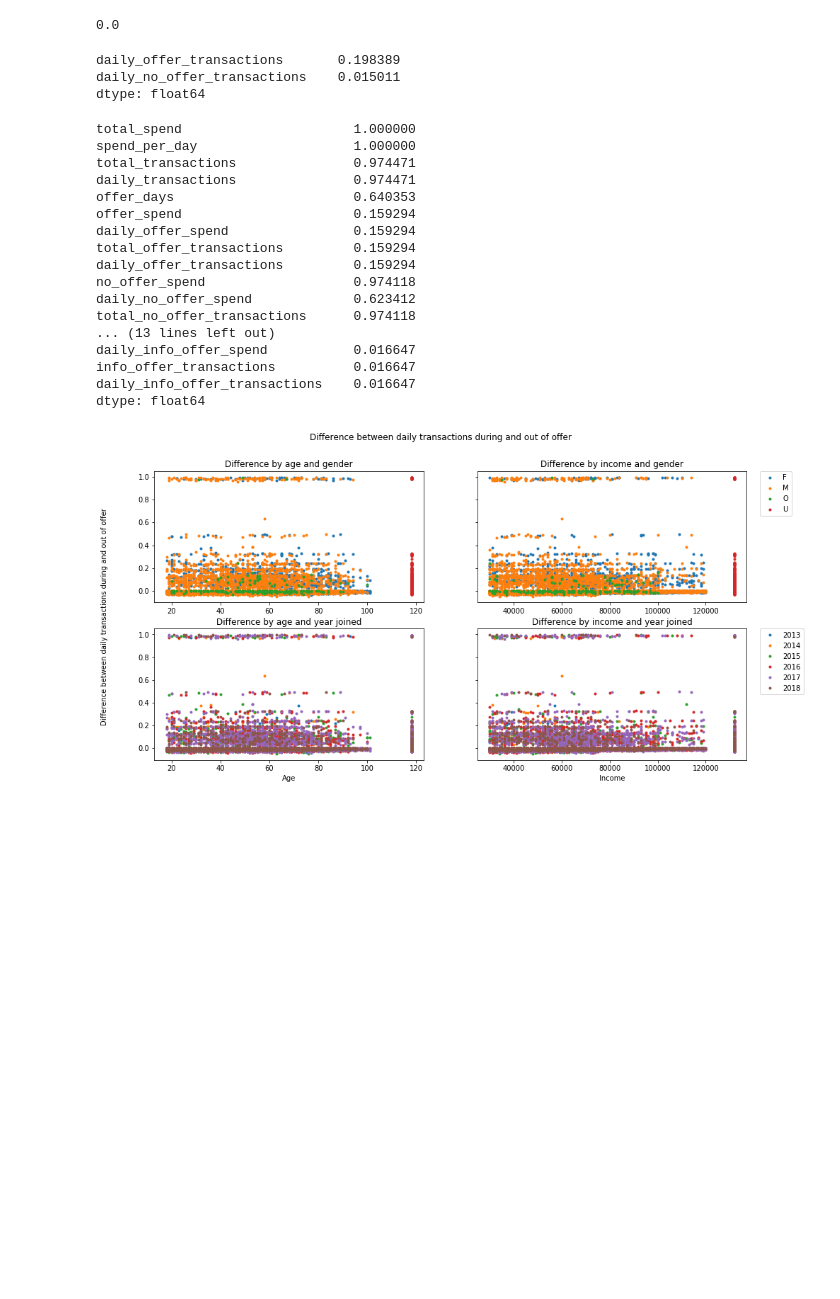
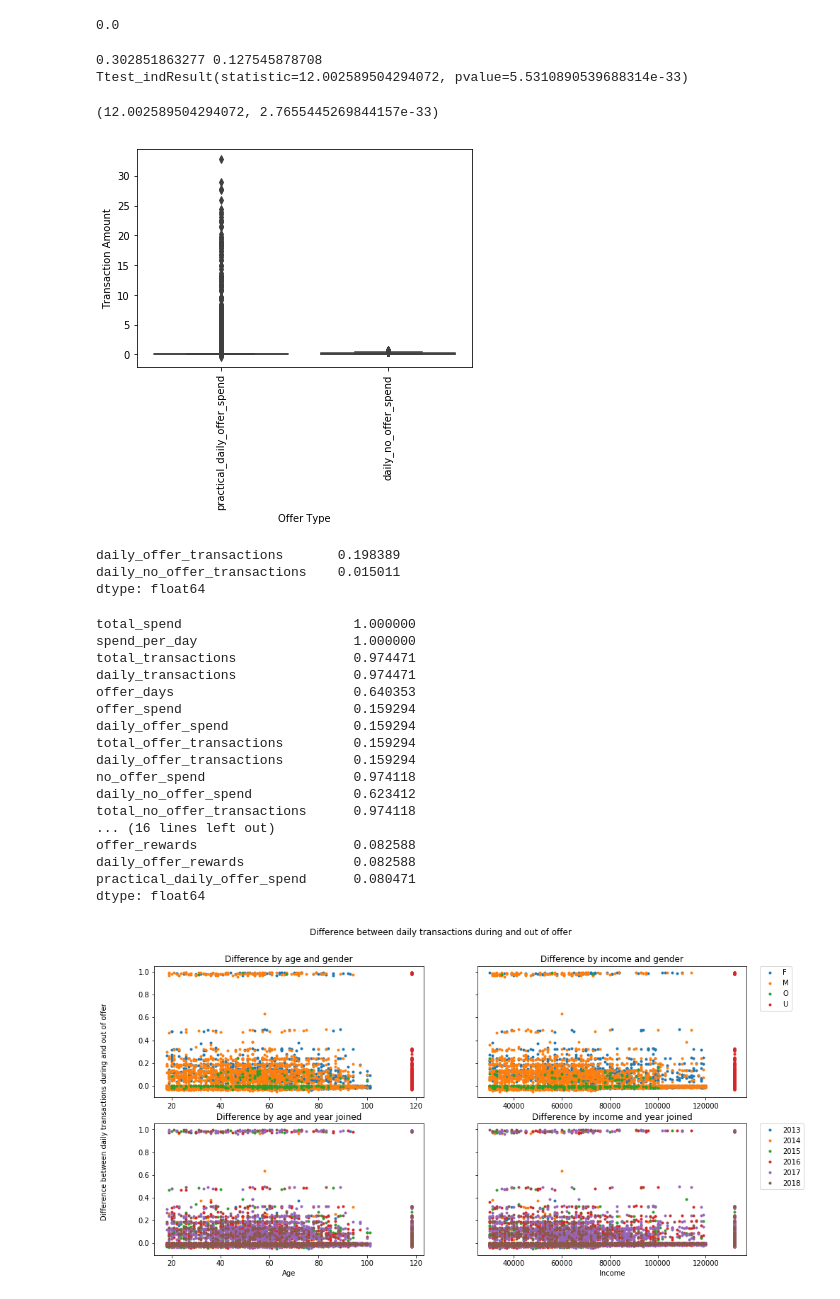
Before and after one commit to BrackyBrack/Udacity-Capstone-Project, a Jupyter notebook: Starbucks_Capstone_notebook.ipynb, the cells around one changed output. Cells and saved outputs as stored; diff of their text form; code cells hidden in the pictures; blank space fills up the shorter version.

```diff
--- a/Starbucks_Capstone_notebook.ipynb
+++ b/Starbucks_Capstone_notebook.ipynb
@@ -570,6 +595,39 @@ result = stats.ttest_ind(offer_transactions, no_offer_transactions)
 print(result[1])
 # %% [output]
 0.0
+# %%
+#calculate the rewards received for offers the person is aware of
+in_offer_rewards = transcript[(transcript['offer_completed'] == 1)
+                             &(transcript['person_aware'] == 1)]
+spend_per_customer['offer_rewards'] = in_offer_rewards.groupby(by=['person']).sum()['reward']
+spend_per_customer['daily_offer_rewards'] = spend_per_customer['offer_rewards'] / spend_per_customer['offer_days']
+spend_per_customer['practical_daily_offer_spend'] = spend_per_customer['daily_offer_spend'] - spend_per_customer['daily_offer_rewards']
+# %%
+aware_customers = spend_per_customer[spend_per_customer['offer_days'] > 0]
+aware_customers = aware_customers.fillna(0)
+
+in_offer_spend = aware_customers['practical_daily_offer_spend']
+out_of_offer_spend = aware_customers['daily_no_offer_spend']
+result = stats.ttest_ind(in_offer_spend, out_of_offer_spend, equal_var = False)
+print(in_offer_spend.mean(), out_of_offer_spend.mean())
+print(result)
+# %% [output]
+0.302851863277 0.127545878708
+Ttest_indResult(statistic=12.002589504294072, pvalue=5.5310890539688314e-33)
+# %%
+statistic = result[0]
+p_val = result[1]
+statistic, p_val/2
+# %% [output]
+(12.002589504294072, 2.7655445269844157e-33)
+# %%
+transaction_amounts = aware_customers[['practical_daily_offer_spend','daily_no_offer_spend']]
+sb.boxplot(x="variable",y="value",data=pd.melt(transaction_amounts));
+plt.xticks(rotation = 90);
+plt.ylabel('Transaction Amount');
+plt.xlabel('Offer Type');
+# %% [output]
+[figure, added]
 # %%
 spend_per_customer[['daily_offer_transactions','daily_no_offer_transactions']].dropna().mean()
 # %% [output]
@@ -591,10 +649,10 @@ daily_offer_transactions         0.159294
 no_offer_spend                   0.974118
 daily_no_offer_spend             0.623412
 total_no_offer_transactions      0.974118
-... (13 lines left out)
-daily_info_offer_spend           0.016647
-info_offer_transactions          0.016647
-daily_info_offer_transactions    0.016647
+... (16 lines left out)
+offer_rewards                    0.082588
+daily_offer_rewards              0.082588
+practical_daily_offer_spend      0.080471
 dtype: float64
 # %%
 daily_transactions = spend_per_customer.join(profile.set_index('id'),on='person')[['age','gender','became_member_on','income','offer_days',
```
Also changed, not shown: parts of 35 cells of this notebook.
